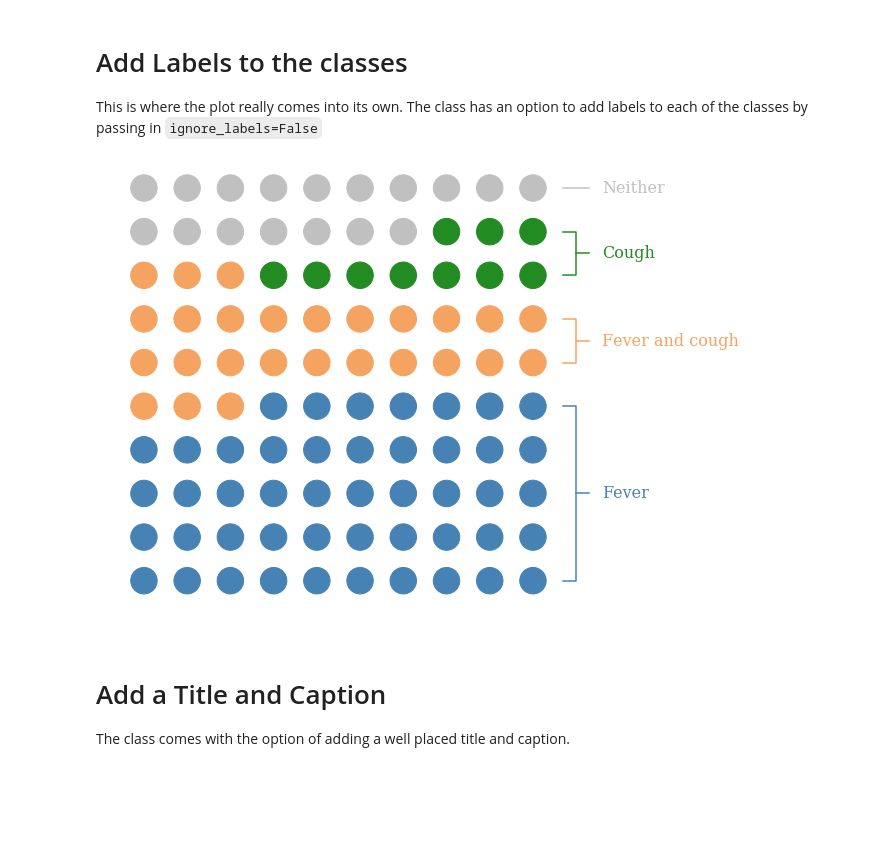
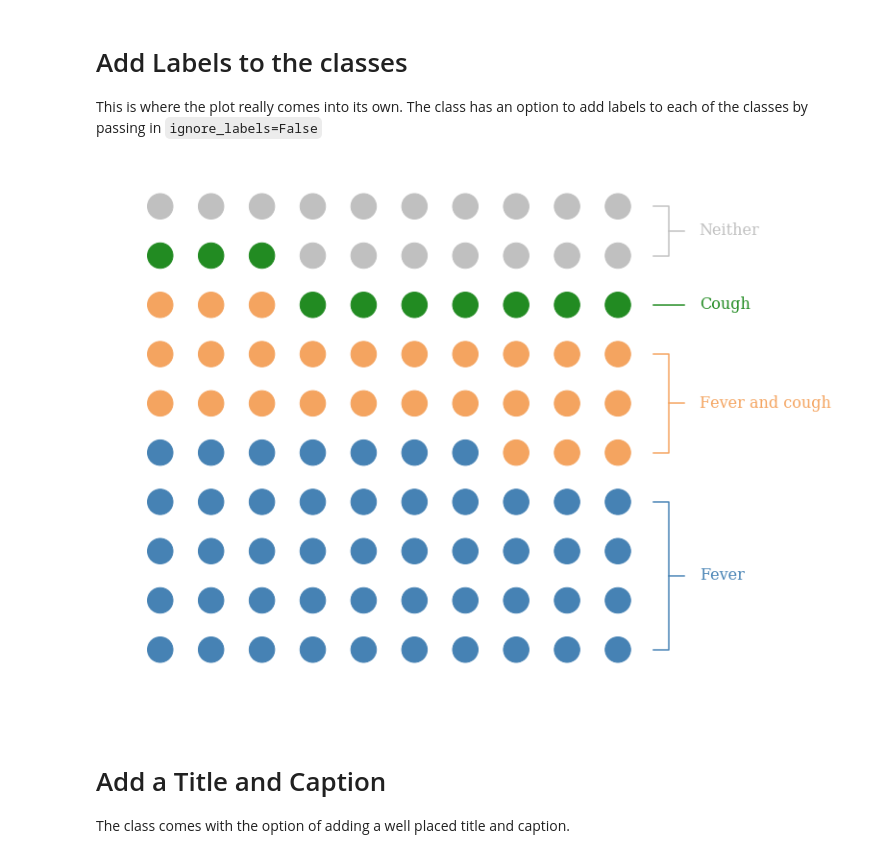
Before and after one commit to drmattcrooks/Medium-Dot-Plot, a Jupyter notebook: notebooks/Dot Plot notebook.ipynb, the cells around one changed output. Saved outputs shown, nothing was run; the diff lists cells and outputs as text; code cells hidden in the pictures; blank space fills up the shorter version.

```diff
--- a/notebooks/Dot Plot notebook.ipynb
+++ b/notebooks/Dot Plot notebook.ipynb
@@ -47,7 +50,8 @@ data_dict = symptom_dict
 ## Order the classes
 The keyword argument `class_labels` tells the plot what order to plot the classes in starting from the bottom row.
 # %%
-class_labels = ['Fever', 'Fever and cough', 'Cough', 'Neither']
+class_labels = ['Fever', 'Fever and cough',
+                'Cough', 'Neither']
 # %% [markdown]
 ## Import package
 Let's import the package from the relative path location with in this Github folder.
@@ -70,12 +72,14 @@ dotplot_figure = create_dot_plot(
 # Define colours for each class
 This is an optional keyword argument with defaults applied if it is not provided. The `color_dict` keyword has the class labels as keys and an associated color to plot.
 # %%
-color_dict = {'Fever': 'steelblue',
-              'Fever and cough': 'sandybrown',
-              'Neither': 'silver',
-              'Cough': 'forestgreen'}
+color_dict = {
+    'Fever': 'steelblue',
+    'Fever and cough': 'sandybrown',
+    'Neither': 'silver',
+    'Cough': 'forestgreen'}
 
-dotplot_figure = create_dot_plot(class_labels,
-                    data_dict,
-                    color_dict=color_dict)
+dotplot_figure = create_dot_plot(
+    class_labels=class_labels,
+    data_dict=symptom_dict,
+    color_dict=color_dict)
 # %% [output]
@@ -110,13 +116,13 @@ dotplot_figure = create_dot_plot(class_labels,
 # Add Labels to the classes
 This is where the plot really comes into its own. The class has an option to add labels to each of the classes by passing in `ignore_labels=False`
 # %%
-dotplot_figure = create_dot_plot(class_labels,
-                    data_dict,
-                    color_dict=color_dict,
-                    reversed_rows=[4, 8],
-                    ignore_labels=False)
+dotplot_figure = create_dot_plot(
+    class_labels=class_labels,
+    data_dict=symptom_dict,
+    color_dict=color_dict,
+    ignore_labels=False)
 # %% [output]
-[figure, old version]
+[figure, new version]
 # %% [markdown]
 # Add a Title and Caption
 The class comes with the option of adding a well placed title and caption.
```
Also changed, not shown: parts of 15 cells of this notebook, 5 other files.
